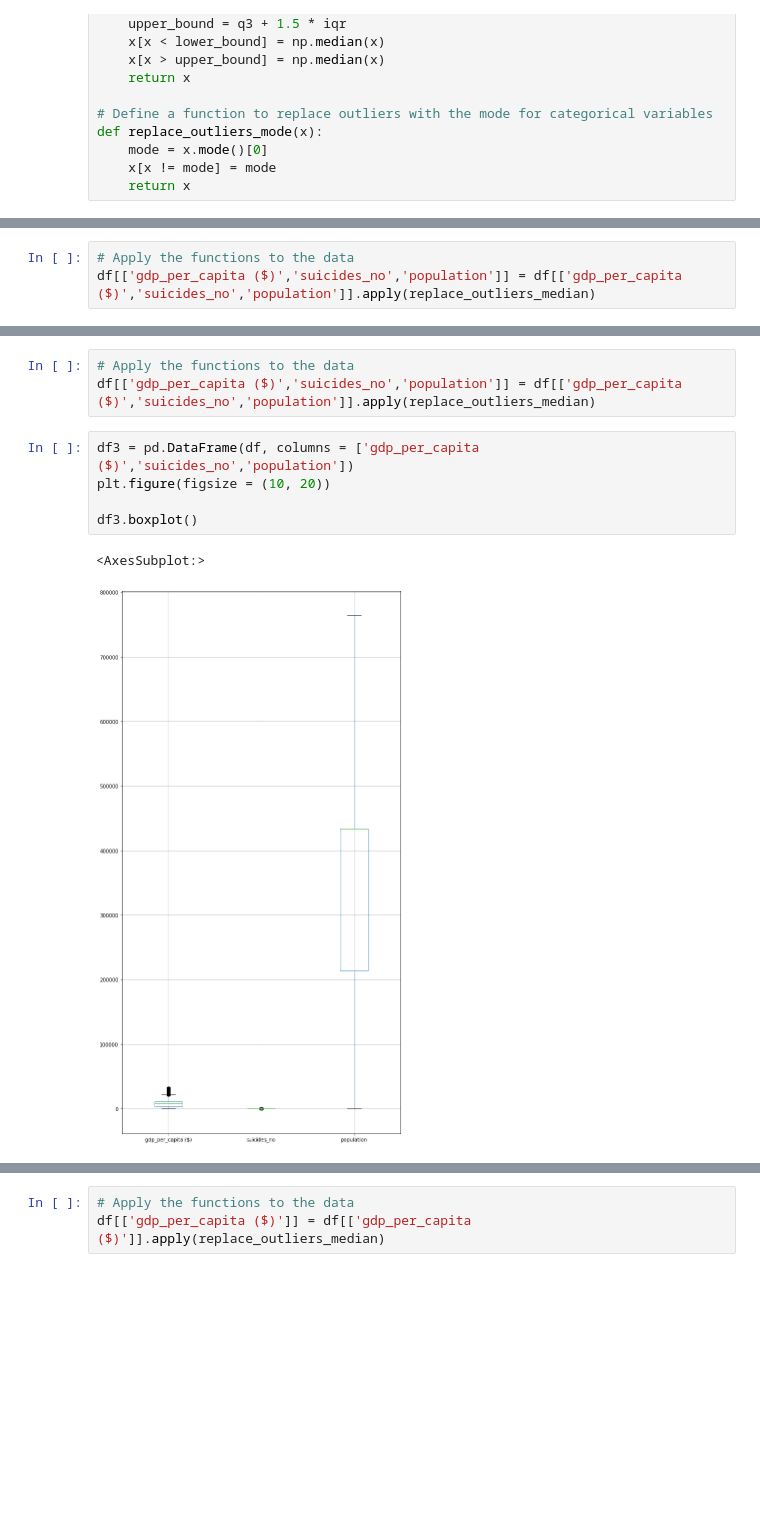
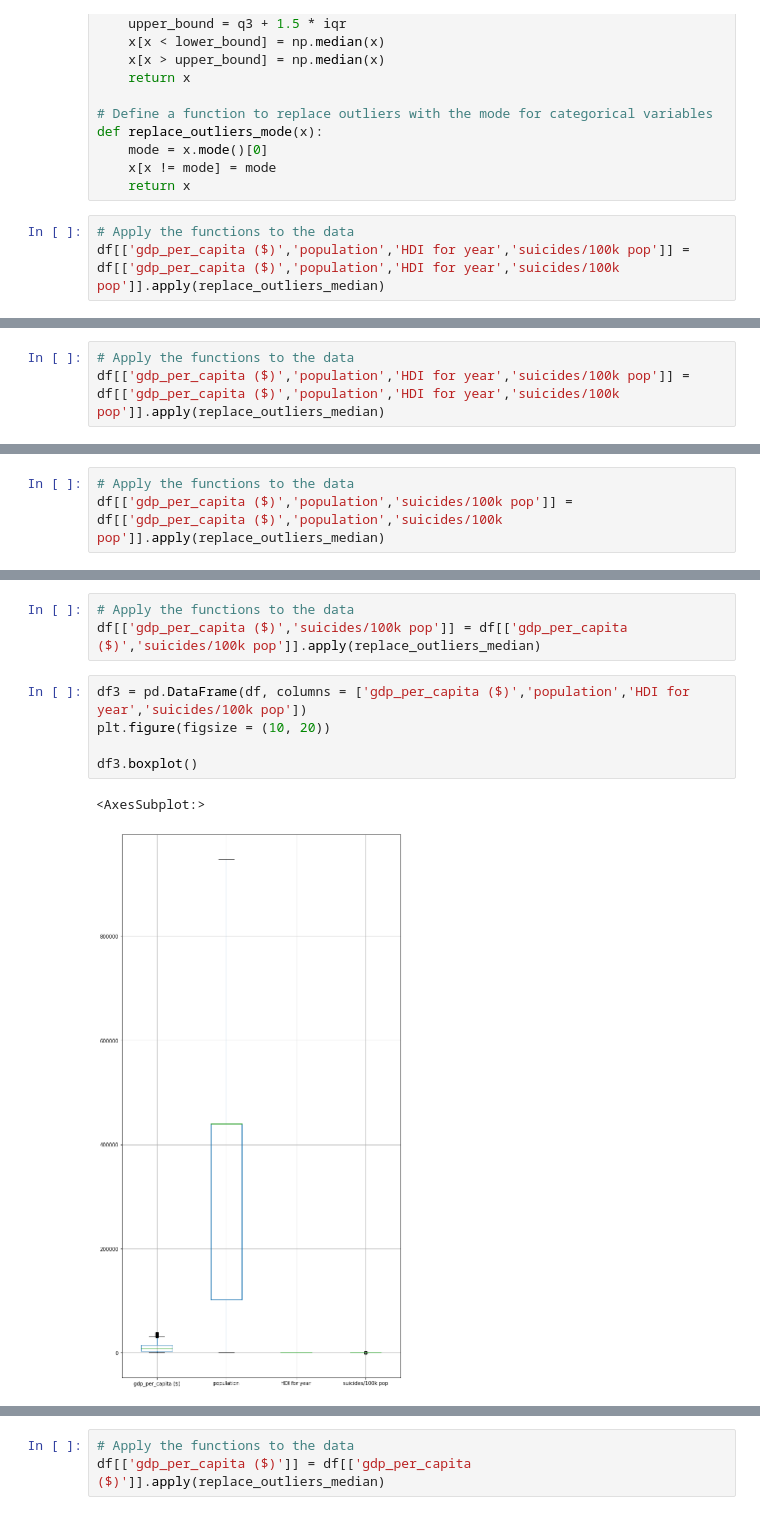
Before and after one commit to ash69966/Knn-regression, a Jupyter notebook: Regression_datasets/Regression_datasets/MOdels/Suicide Analysis/suicidedf.ipynb, the cells around one changed output, grey strips where cells are left out. Drawn from its saved outputs; the diff is of its cells as text; blank space fills up the shorter version.

```diff
--- a/Regression_datasets/Regression_datasets/MOdels/Suicide Analysis/suicidedf.ipynb
+++ b/Regression_datasets/Regression_datasets/MOdels/Suicide Analysis/suicidedf.ipynb
@@ -496,3 +665,6 @@ def replace_outliers_mode(x):
     mode = x.mode()[0]
     x[x != mode] = mode
     return x
+# %%
+# Apply the functions to the data
+df[['gdp_per_capita ($)','population','HDI for year','suicides/100k pop']] = df[['gdp_per_capita ($)','population','HDI for year','suicides/100k pop']].apply(replace_outliers_median)
@@ -498,0 +679,3 @@ def replace_outliers_mode(x):
+# %%
+# Apply the functions to the data
+df[['gdp_per_capita ($)','population','HDI for year','suicides/100k pop']] = df[['gdp_per_capita ($)','population','HDI for year','suicides/100k pop']].apply(replace_outliers_median)
@@ -499,4 +690,4 @@ def replace_outliers_mode(x):
 # %%
 # Apply the functions to the data
-df[['gdp_per_capita ($)','suicides_no','population']] = df[['gdp_per_capita ($)','suicides_no','population']].apply(replace_outliers_median)
+df[['gdp_per_capita ($)','population','suicides/100k pop']] = df[['gdp_per_capita ($)','population','suicides/100k pop']].apply(replace_outliers_median)
 # %%
@@ -510,13 +701,13 @@ df3.boxplot()
 # %%
 # Apply the functions to the data
-df[['gdp_per_capita ($)','suicides_no','population']] = df[['gdp_per_capita ($)','suicides_no','population']].apply(replace_outliers_median)
+df[['gdp_per_capita ($)','suicides/100k pop']] = df[['gdp_per_capita ($)','suicides/100k pop']].apply(replace_outliers_median)
 # %%
-df3 = pd.DataFrame(df, columns = ['gdp_per_capita ($)','suicides_no','population'])
+df3 = pd.DataFrame(df, columns = ['gdp_per_capita ($)','population','HDI for year','suicides/100k pop'])
 plt.figure(figsize = (10, 20))
 
 df3.boxplot()
 # %% [output]
 <AxesSubplot:>
-[figure, old version]
+[figure, new version]
 # %%
 # Apply the functions to the data
```
Also changed, not shown: parts of 91 cells of this notebook.
